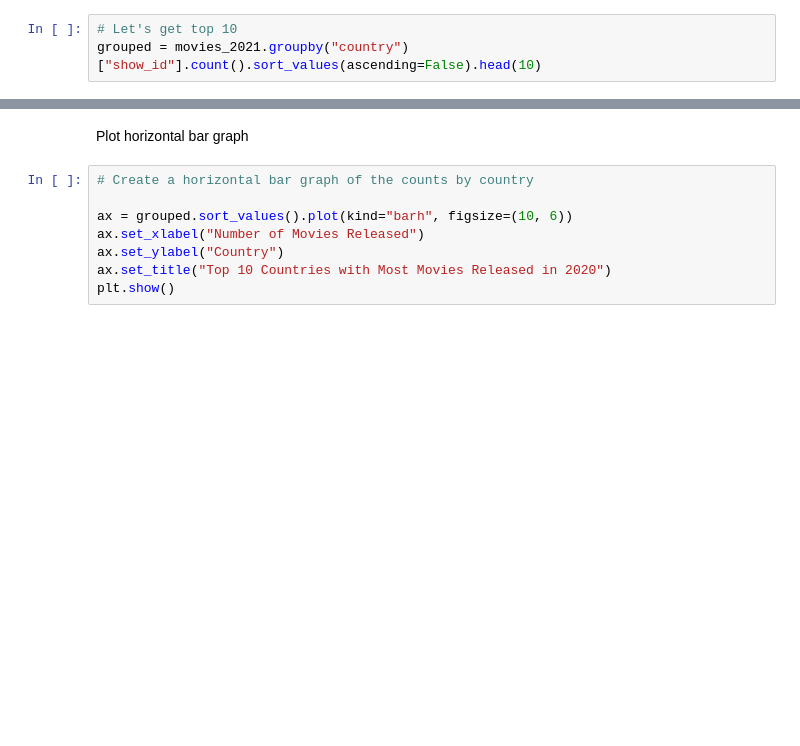
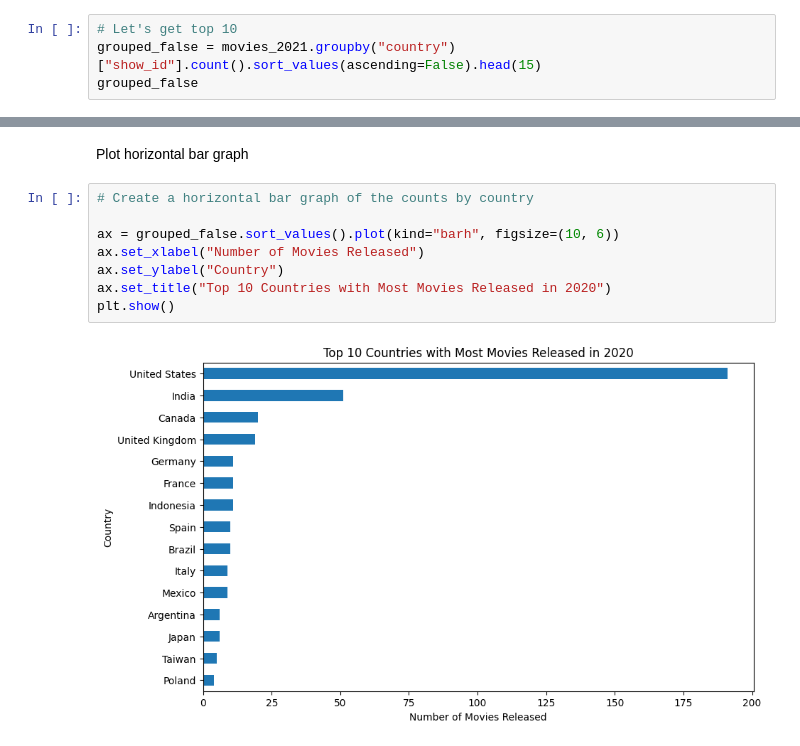
Before and after one commit to anuroopn/ISYS5002-2023-Semester1, a Jupyter notebook: 10_visualise_netflix_student_Thu12PM.ipynb, the cells around one changed output, grey strips where cells are left out. Saved outputs shown, nothing was run; the diff lists cells and outputs as text; blank space fills up the shorter version.

```diff
--- a/10_visualise_netflix_student_Thu12PM.ipynb
+++ b/10_visualise_netflix_student_Thu12PM.ipynb
@@ -180,4 +449,5 @@ plt.show()
 Get the top 10 countries with most movies
 # %%
 # Let's get top 10
-grouped = movies_2021.groupby("country")["show_id"].count().sort_values(ascending=False).head(10)
+grouped_false = movies_2021.groupby("country")["show_id"].count().sort_values(ascending=False).head(15)
+grouped_false
@@ -186,8 +495,10 @@ Plot horizontal bar graph
 # %%
 # Create a horizontal bar graph of the counts by country
 
-ax = grouped.sort_values().plot(kind="barh", figsize=(10, 6))
+ax = grouped_false.sort_values().plot(kind="barh", figsize=(10, 6))
 ax.set_xlabel("Number of Movies Released")
 ax.set_ylabel("Country")
 ax.set_title("Top 10 Countries with Most Movies Released in 2020")
 plt.show()
+# %% [output]
+[figure, added]
```
Also changed, not shown: parts of 31 cells of this notebook.
